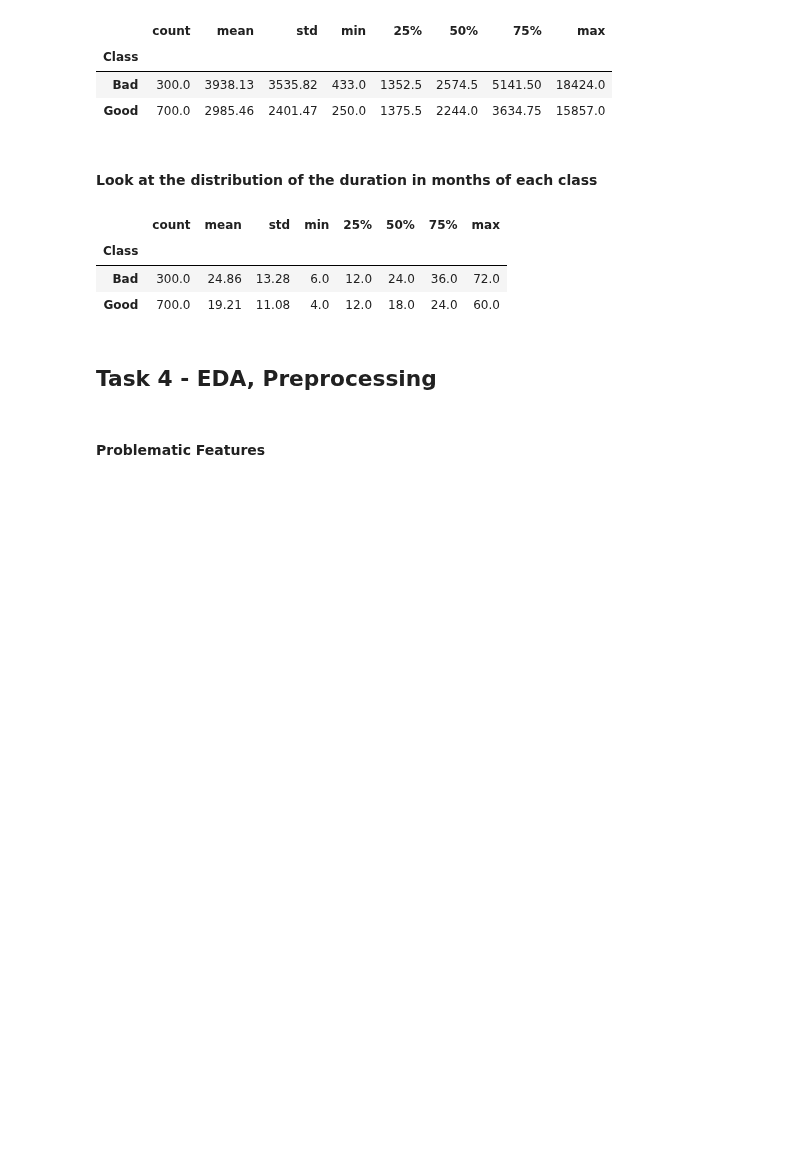
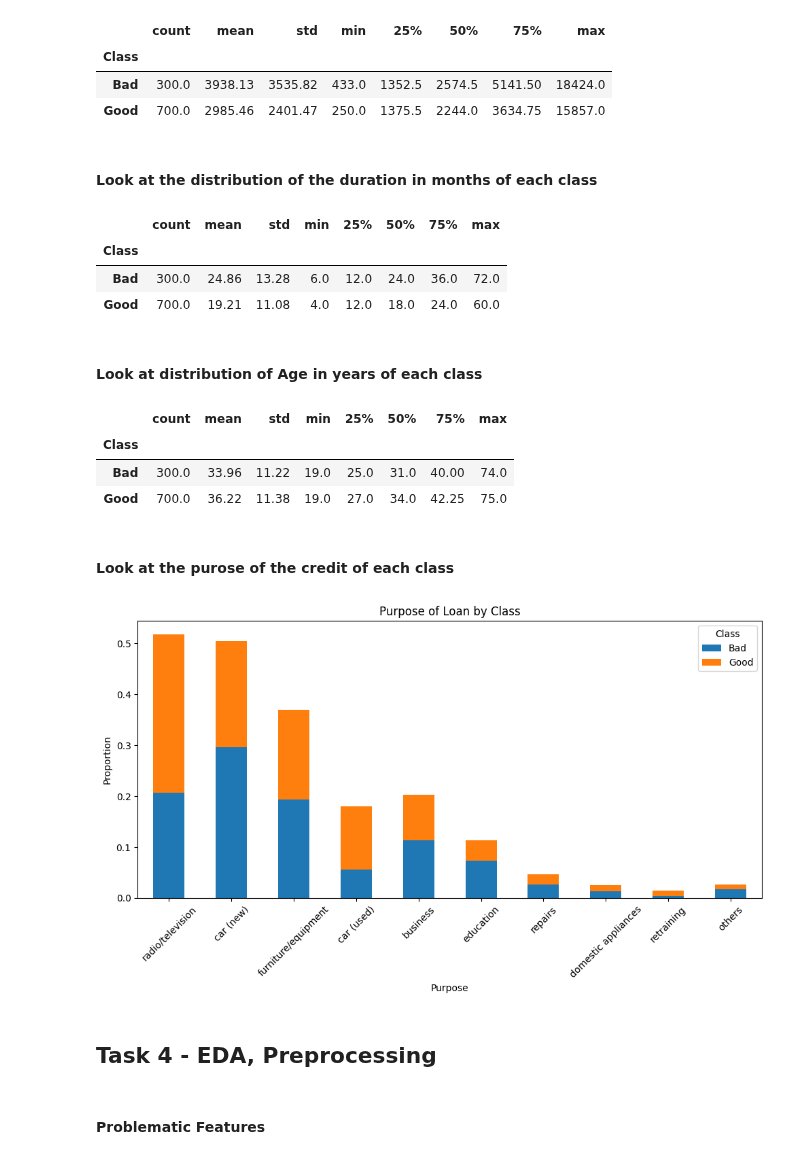
Before and after one commit to GittiGitus/Deep_Learning, a Jupyter notebook: experiments.ipynb, the cells around one changed output. Saved outputs shown, nothing was run; the diff lists cells and outputs as text; code cells hidden in the pictures; blank space fills up the shorter version.

```diff
--- a/experiments.ipynb
+++ b/experiments.ipynb
@@ -359,6 +360,35 @@ display(df.groupby('Class')['Duration_in_months'].describe().round(2))
 | Class |  |  |  |  |  |  |  |  |
 | Bad | 300.0 | 24.86 | 13.28 | 6.0 | 12.0 | 24.0 | 36.0 | 72.0 |
 | Good | 700.0 | 19.21 | 11.08 | 4.0 | 12.0 | 18.0 | 24.0 | 60.0 |
+# %% [markdown]
+#### Look at distribution of Age in years of each class
+# %%
+display(df.groupby('Class')['Age_in_years'].describe().round(2))
+# %% [output]
+|  | count | mean | std | min | 25% | 50% | 75% | max |
+| Class |  |  |  |  |  |  |  |  |
+| Bad | 300.0 | 33.96 | 11.22 | 19.0 | 25.0 | 31.0 | 40.00 | 74.0 |
+| Good | 700.0 | 36.22 | 11.38 | 19.0 | 27.0 | 34.0 | 42.25 | 75.0 |
+# %% [markdown]
+#### Look at the purose of the credit of each class
+# %%
+# Look at the purpose of the loan by class
+purpose = df.groupby(['Purpose', 'Class']).size().unstack()
+purpose['Total'] = purpose.sum(axis=1)
+purpose = purpose.sort_values(by='Total', ascending=False)
+purpose = purpose.drop(columns='Total')
+purpose = purpose.div(purpose.sum(axis=0), axis=1)
+purpose = purpose.sort_values(by='Good', ascending=False)
+purpose.plot(kind='bar', stacked=True, figsize=(10, 6))
+plt.title('Purpose of Loan by Class')
+plt.xlabel('Purpose')
+plt.ylabel('Proportion')
+plt.legend(title='Class')
+plt.xticks(rotation=45)
+plt.tight_layout()
+plt.show()
+# %% [output]
+[figure, added]
 # %% [markdown]
 ## Task 4 - EDA, Preprocessing
 # %% [markdown]
```
Also changed, not shown: parts of 16 cells of this notebook.
